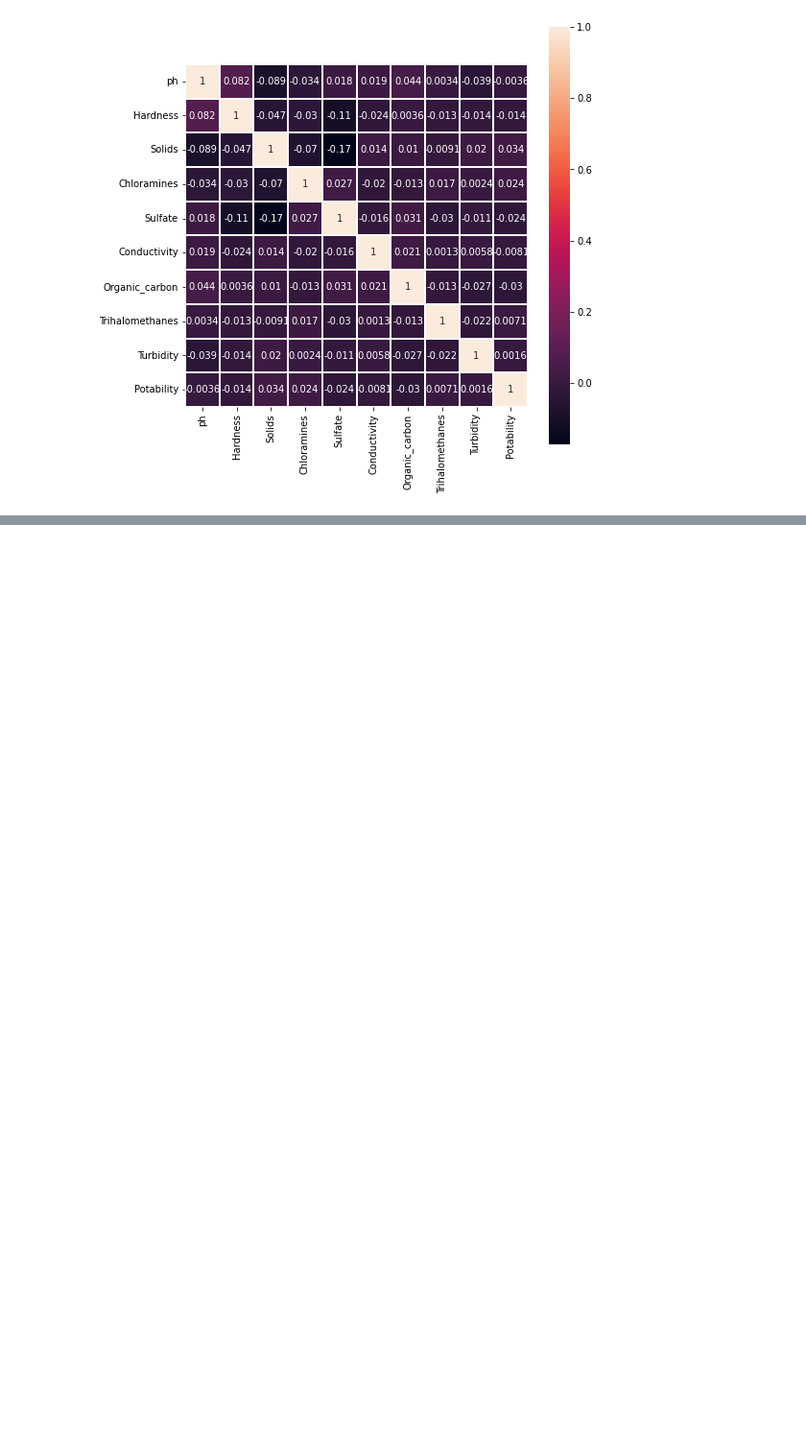
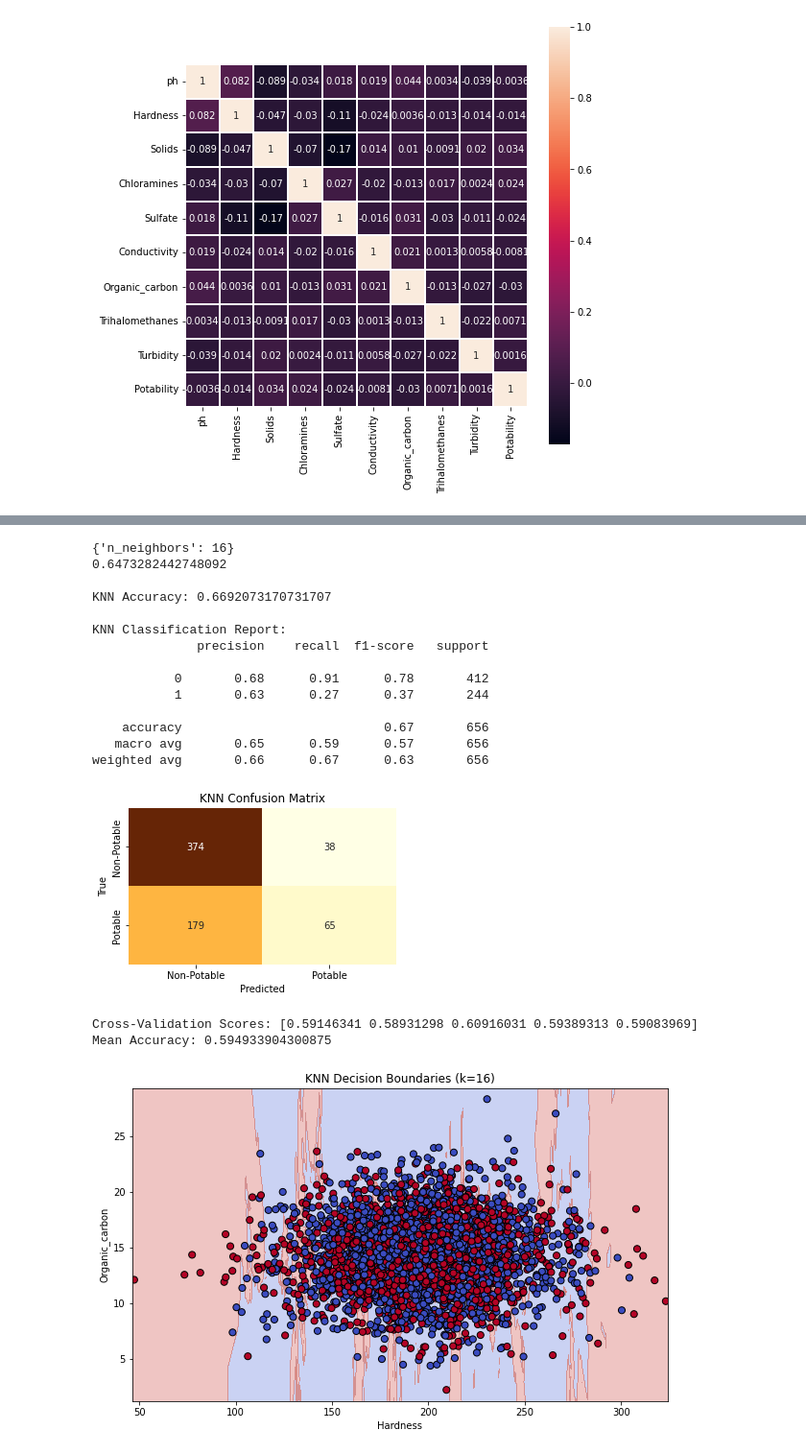
Before and after one commit to Log20/Water_potability, a Jupyter notebook: water_potability.ipynb, the cells around one changed output, grey strips where cells are left out. Shown at 96% size. Cells and saved outputs as stored; diff of their text form; code cells hidden in the pictures; blank space fills up the shorter version.

```diff
--- a/water_potability.ipynb
+++ b/water_potability.ipynb
@@ -36,5 +30,0 @@ dtype: int64
-# %%
-df["ph"].fillna(value=df["ph"].median(), inplace=True)
-df["Sulfate"].fillna(value=df["Sulfate"].median(), inplace=True)
-df["Trihalomethanes"].fillna(value=df["Trihalomethanes"].median(), inplace=True)
-df.isnull().sum()
@@ -152,8 +154,5 @@ KeyboardInterrupt:
 # %%
 #KNN
-from sklearn.neighbors import KNeighborsClassifier
-from sklearn.preprocessing import StandardScaler
-from sklearn.model_selection import cross_val_score
 
 # 特徵標準化
 scaler = StandardScaler()
@@ -168,7 +167,7 @@ GridSearchCV 通過交叉驗證（cv=5）來評估每個 K 值的性能。
 '''
 
 # 定義決策樹模型的超參數範圍
-Knn_model_param = {'n_neighbors': range(1, 101)}
+Knn_model_param = {'n_neighbors': range(1, 21)}
 
 # 使用網格搜索尋找最佳K值
 Knn_grid_search = GridSearchCV(KNeighborsClassifier(), Knn_model_param, cv=5)
@@ -243,30 +242,49 @@ knn_vis.fit(X_2d, y)
 # 繪製決策邊界
 
 '''
 建立一個二維網格，並使用 KNN 模型對網格中的點進行預測，最終為這個網格上的每個點劃分一個預測類別。
 '''
 
 # 設定網格的步長
 h = .02
 
 # 設定 x 和 y 軸的範圍
 x_min, x_max = X_2d.iloc[:, 0].min() - 1, X_2d.iloc[:, 0].max() + 1
 y_min, y_max = X_2d.iloc[:, 1].min() - 1, X_2d.iloc[:, 1].max() + 1
 
 # 建立網格
 xx, yy = np.meshgrid(np.arange(x_min, x_max, h), np.arange(y_min, y_max, h))
 
 # 將網格中的點展平，並使用模型進行預測
 Z = knn_vis.predict(np.c_[xx.ravel(), yy.ravel()])
 
 # 將預測結果 reshape 回網格形狀
 Z = Z.reshape(xx.shape)
 
 # 繪製數據點和決策邊界
 plt.figure(figsize=(10, 6))
 plt.contourf(xx, yy, Z, cmap=plt.cm.coolwarm, alpha=0.3)
 plt.scatter(X_2d.iloc[:, 0], X_2d.iloc[:, 1], c=y, cmap=plt.cm.coolwarm, edgecolors='k', s=50)
 plt.xlabel('Hardness')
 plt.ylabel('Organic_carbon')
 plt.title(f'KNN Decision Boundaries (k={best_k})')
 plt.show()
+# %% [output]
+{'n_neighbors': 16}
+0.6473282442748092
+
+KNN Accuracy: 0.6692073170731707
+
+KNN Classification Report:
+              precision    recall  f1-score   support
+
+           0       0.68      0.91      0.78       412
+           1       0.63      0.27      0.37       244
+
+    accuracy                           0.67       656
+   macro avg       0.65      0.59      0.57       656
+weighted avg       0.66      0.67      0.63       656
+[figure, added]
+Cross-Validation Scores: [0.59146341 0.58931298 0.60916031 0.59389313 0.59083969]
+Mean Accuracy: 0.594933904300875
+[figure, added]
```
Also changed, not shown: parts of 10 cells of this notebook.
